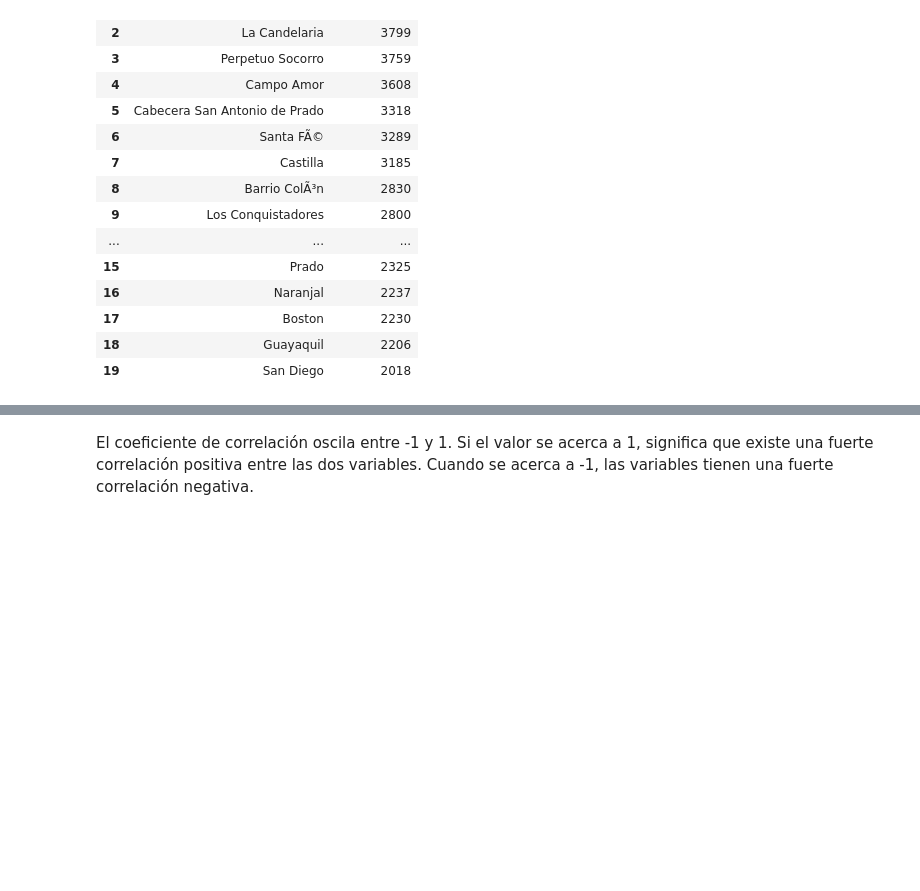
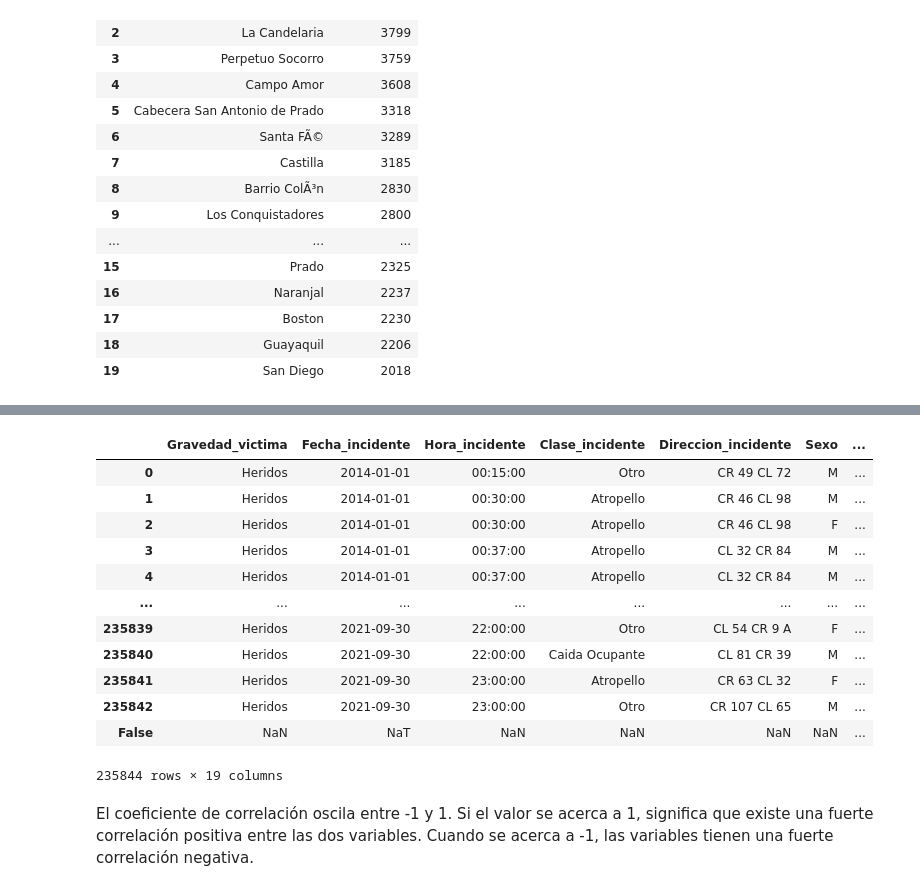
Before and after one commit to EdCsDsIA/TRAB_PRACTICO_MLEARNING, a Jupyter notebook: Copia_de_Trabajo_final_OCTA.ipynb, the cells around one changed output, grey strips where cells are left out. Cells and saved outputs as stored; diff of their text form; code cells hidden in the pictures; blank space fills up the shorter version.

```diff
--- a/Copia_de_Trabajo_final_OCTA.ipynb
+++ b/Copia_de_Trabajo_final_OCTA.ipynb
@@ -707,3 +813,19 @@ select_barrios_df
+# %%
+dfinal2
+# %% [output]
+|  | Gravedad_victima | Fecha_incidente | Hora_incidente | Clase_incidente | Direccion_incidente | Sexo | ... |
+| 0 | Heridos | 2014-01-01 | 00:15:00 | Otro | CR 49 CL 72 | M | ... |
+| 1 | Heridos | 2014-01-01 | 00:30:00 | Atropello | CR 46 CL 98 | M | ... |
+| 2 | Heridos | 2014-01-01 | 00:30:00 | Atropello | CR 46 CL 98 | F | ... |
+| 3 | Heridos | 2014-01-01 | 00:37:00 | Atropello | CL 32 CR 84 | M | ... |
+| 4 | Heridos | 2014-01-01 | 00:37:00 | Atropello | CL 32 CR 84 | M | ... |
+| ... | ... | ... | ... | ... | ... | ... | ... |
+| 235839 | Heridos | 2021-09-30 | 22:00:00 | Otro | CL 54 CR 9 A | F | ... |
+| 235840 | Heridos | 2021-09-30 | 22:00:00 | Caida Ocupante | CL 81 CR 39 | M | ... |
+| 235841 | Heridos | 2021-09-30 | 23:00:00 | Atropello | CR 63 CL 32 | F | ... |
+| 235842 | Heridos | 2021-09-30 | 23:00:00 | Otro | CR 107 CL 65 | M | ... |
+| False | NaN | NaT | NaN | NaN | NaN | NaN | ... |
+235844 rows × 19 columns
 # %%
 # Terminar de editar los formatos a int edad, fechas.
 # HACER MAPA DE CALOR PARA VER LA RELACION ENTE LA VARIABLES, CAMBIAR LOS NOMBRES DE LOS DATASET Y VER LOS VALORES
```
Also changed, not shown: parts of 22 cells of this notebook.
